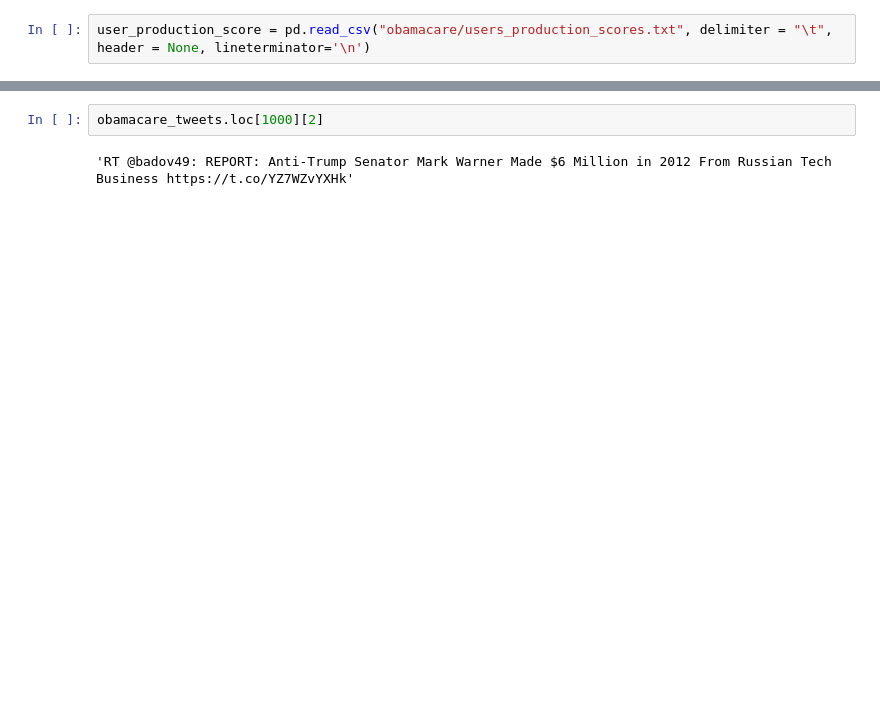
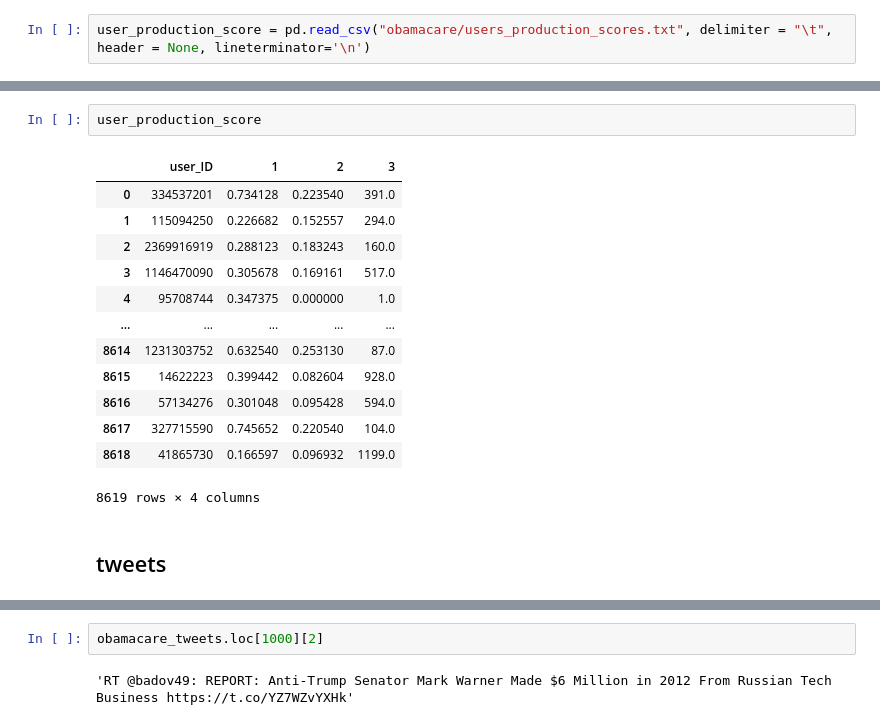
Before and after one commit to ReTacH/Echo, a Jupyter notebook: Project Notebook.ipynb, the cells around one changed output, grey strips where cells are left out. Cells and saved outputs as stored; diff of their text form; blank space fills up the shorter version.

```diff
--- a/Project Notebook.ipynb
+++ b/Project Notebook.ipynb
@@ -40 +92,19 @@ user_production_score = pd.read_csv("obamacare/users_production_scores.txt", del
+# %%
+user_production_score
+# %% [output]
+|  | user_ID | 1 | 2 | 3 |
+| 0 | 334537201 | 0.734128 | 0.223540 | 391.0 |
+| 1 | 115094250 | 0.226682 | 0.152557 | 294.0 |
+| 2 | 2369916919 | 0.288123 | 0.183243 | 160.0 |
+| 3 | 1146470090 | 0.305678 | 0.169161 | 517.0 |
+| 4 | 95708744 | 0.347375 | 0.000000 | 1.0 |
+| ... | ... | ... | ... | ... |
+| 8614 | 1231303752 | 0.632540 | 0.253130 | 87.0 |
+| 8615 | 14622223 | 0.399442 | 0.082604 | 928.0 |
+| 8616 | 57134276 | 0.301048 | 0.095428 | 594.0 |
+| 8617 | 327715590 | 0.745652 | 0.220540 | 104.0 |
+| 8618 | 41865730 | 0.166597 | 0.096932 | 1199.0 |
+8619 rows × 4 columns
+# %% [markdown]
+## tweets
 # %%
```
Also changed, not shown: parts of 13 cells of this notebook, 1 other file.
